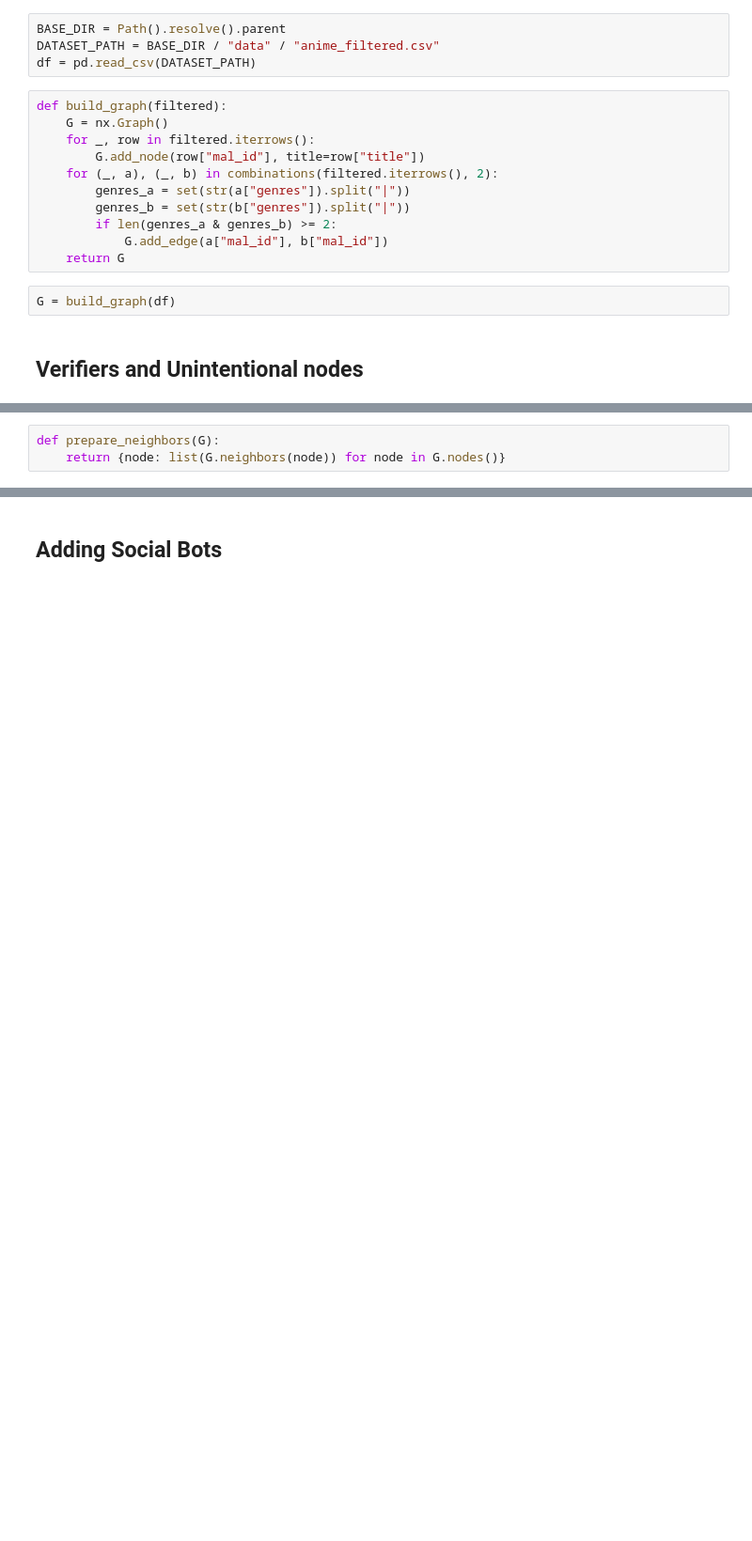
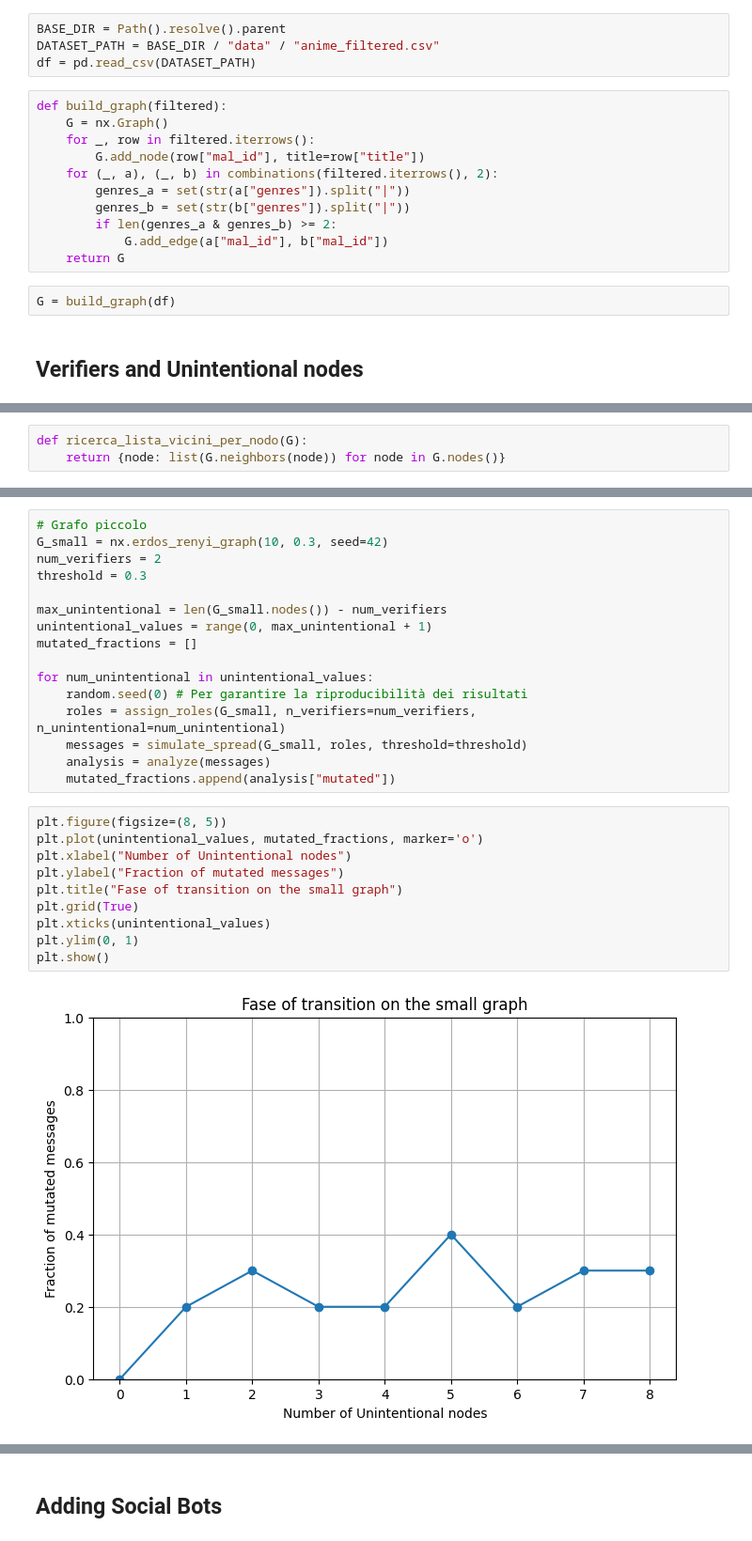
Before and after one commit to CamillaMagistrello/NETWORK_ANALYSIS, a Jupyter notebook: ASSIGNMENTS/src/assignment3.ipynb, the cells around one changed output, grey strips where cells are left out. Shown at 94% size. Saved outputs shown, nothing was run; the diff lists cells and outputs as text; blank space fills up the shorter version.

Commit message:
Fine assignment 3

```diff
--- a/ASSIGNMENTS/src/assignment3.ipynb
+++ b/ASSIGNMENTS/src/assignment3.ipynb
@@ -76,6 +77,6 @@ def adopt_message(node, neighbors_dict, messages, threshold):
         return majority_msg
     return MESSAGE_NONE
 # %%
-def prepare_neighbors(G):
+def ricerca_lista_vicini_per_nodo(G):
     return {node: list(G.neighbors(node)) for node in G.nodes()}
 # %%
@@ -122,3 +129,31 @@ def analyze(messages):
         "fake": counter[MESSAGE_FAKE] / total,
         "none": counter[None] / total
     }
+# %%
+# Grafo piccolo
+G_small = nx.erdos_renyi_graph(10, 0.3, seed=42)
+num_verifiers = 2
+threshold = 0.3
+
+max_unintentional = len(G_small.nodes()) - num_verifiers
+unintentional_values = range(0, max_unintentional + 1)
+mutated_fractions = []
+
+for num_unintentional in unintentional_values:
+    random.seed(0) # Per garantire la riproducibilità dei risultati
+    roles = assign_roles(G_small, n_verifiers=num_verifiers, n_unintentional=num_unintentional)
+    messages = simulate_spread(G_small, roles, threshold=threshold)
+    analysis = analyze(messages)
+    mutated_fractions.append(analysis["mutated"])
+# %%
+plt.figure(figsize=(8, 5))
+plt.plot(unintentional_values, mutated_fractions, marker='o')
+plt.xlabel("Number of Unintentional nodes")
+plt.ylabel("Fraction of mutated messages")
+plt.title("Fase of transition on the small graph")
+plt.grid(True)
+plt.xticks(unintentional_values)
+plt.ylim(0, 1)
+plt.show()
+# %% [output]
+[figure, added]
```
Also changed, not shown: parts of 27 cells of this notebook, 6 other files.
